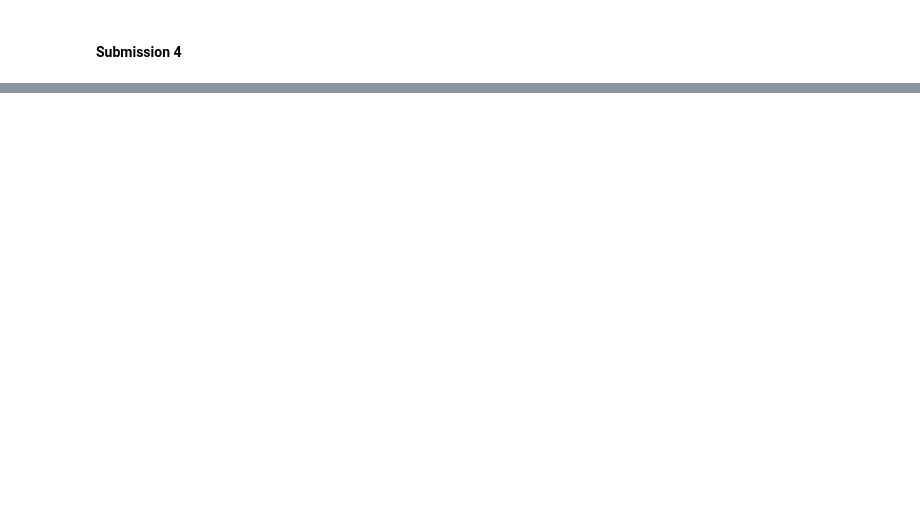
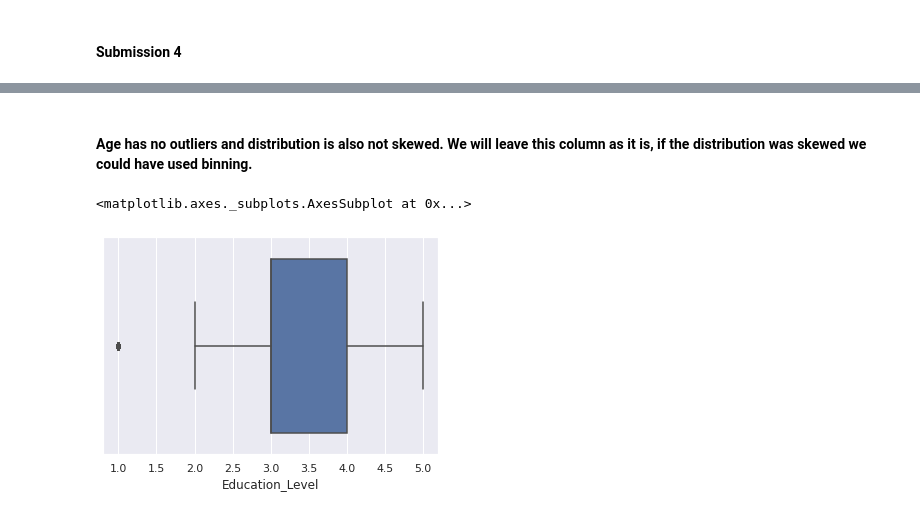
Before and after one commit to samacker77/Are-you-leaving, a Jupyter notebook: notebook.ipynb, the cells around one changed output, grey strips where cells are left out. Saved outputs shown, nothing was run; the diff lists cells and outputs as text; code cells hidden in the pictures; blank space fills up the shorter version.

```diff
--- a/notebook.ipynb
+++ b/notebook.ipynb
@@ -565,0 +745,7 @@ g=sns.heatmap(train_df[top_corr_features].corr(),annot=True,cmap="RdYlGn")
+# %% [markdown]
+#### Age has no outliers and distribution is also not skewed. We will leave this column as it is, if the distribution was skewed we could have used binning.
+# %%
+sns.boxplot(x=train_data_f['Education_Level'])
+# %% [output]
+<matplotlib.axes._subplots.AxesSubplot at 0x...>
+[figure, added]
```
Also changed, not shown: parts of 69 cells of this notebook, 6 other files.
